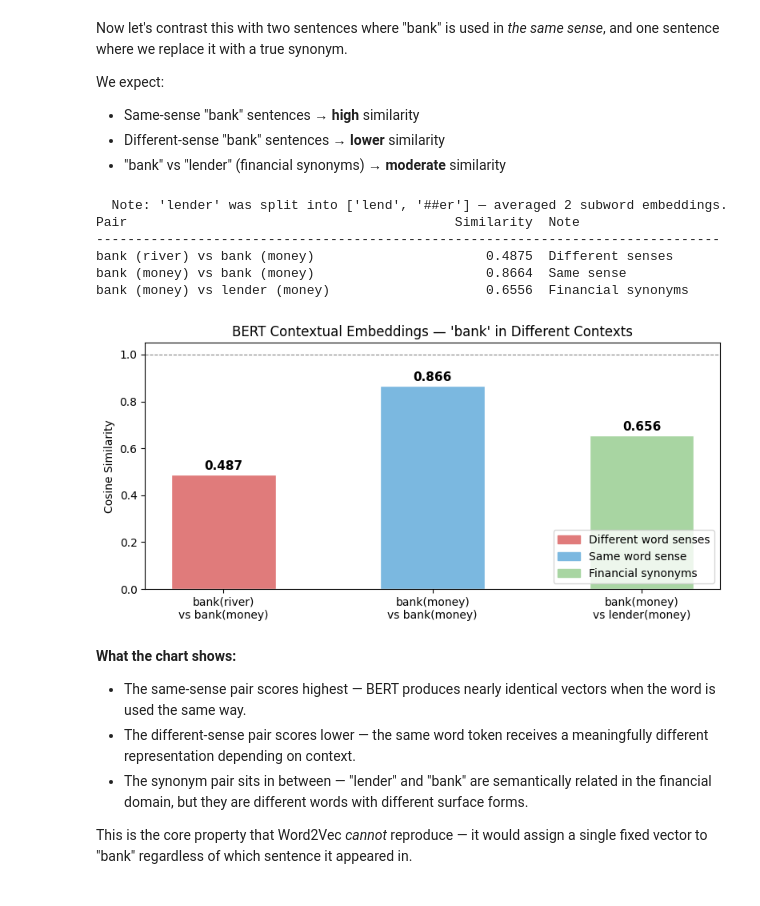
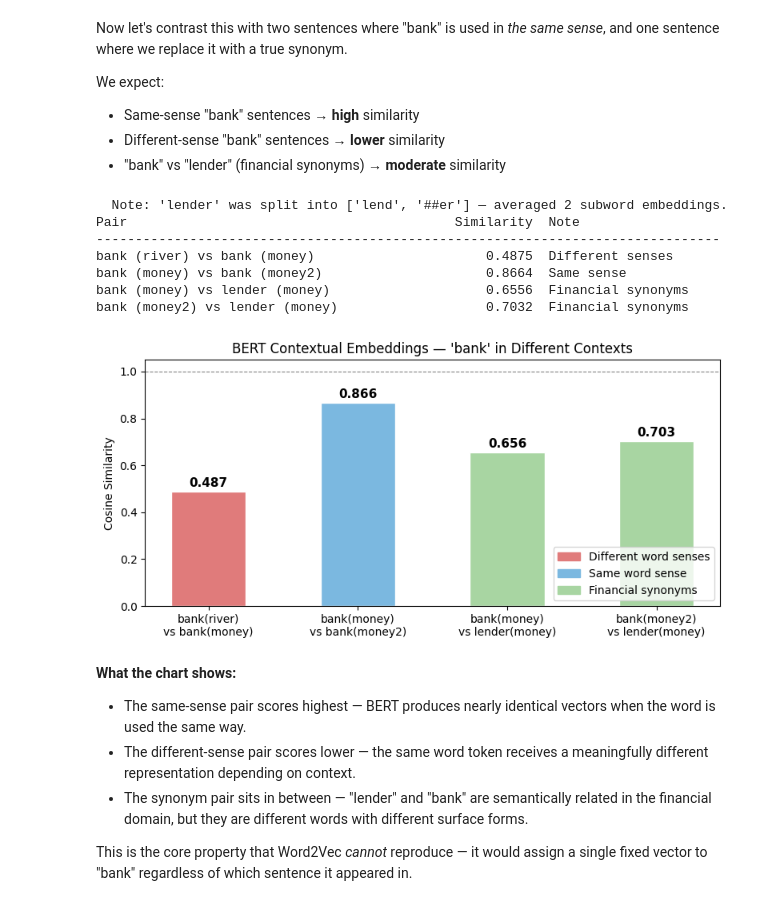
Before and after one commit to data-davey/anlpaut2026, a Jupyter notebook: material/Session 6/bert_inference.ipynb, the cells around one changed output. Drawn from its saved outputs; the diff is of its cells as text; code cells hidden in the pictures.

```diff
--- a/material/Session 6/bert_inference.ipynb
+++ b/material/Session 6/bert_inference.ipynb
@@ -233,8 +234,9 @@ emb_lender, _ = get_token_embedding(sentence_lender, "lender", model, tokenizer)
 
 pairs = [
     ("bank (river) vs bank (money)",   emb_river,  emb_money,  "Different senses"),
-    ("bank (money) vs bank (money)",   emb_money,  emb_money2, "Same sense"),
+    ("bank (money) vs bank (money2)",   emb_money,  emb_money2, "Same sense"),
     ("bank (money) vs lender (money)", emb_money,  emb_lender, "Financial synonyms"),
+    ("bank (money2) vs lender (money)", emb_money2, emb_lender, "Financial synonyms"),
 ]
 
 print(f"{'Pair':<45} {'Similarity':>10}  {'Note'}")
@@ -247,37 +249,42 @@ for label, a, b, note in pairs:
 Pair                                          Similarity  Note
 --------------------------------------------------------------------------------
 bank (river) vs bank (money)                      0.4875  Different senses
-bank (money) vs bank (money)                      0.8664  Same sense
+bank (money) vs bank (money2)                     0.8664  Same sense
 bank (money) vs lender (money)                    0.6556  Financial synonyms
+bank (money2) vs lender (money)                   0.7032  Financial synonyms
 # %%
 # Visualise the similarity scores as a bar chart
-labels = ["bank(river)\nvs bank(money)", "bank(money)\nvs bank(money)", "bank(money)\nvs lender(money)"]
+labels = ["bank(river)\nvs bank(money)",
+          "bank(money)\nvs bank(money2)",
+          "bank(money)\nvs lender(money)",
+          "bank(money2)\nvs lender(money)"]
 sims = [cosine_similarity(emb_river, emb_money),
         cosine_similarity(emb_money, emb_money2),
-        cosine_similarity(emb_money, emb_lender)]
-colors = ["#e07b7b", "#7bb8e0", "#a8d5a2"]
+        cosine_similarity(emb_money, emb_lender),
+        cosine_similarity(emb_money2, emb_lender)]
+colors = ["#e07b7b", "#7bb8e0", "#a8d5a2",  "#a8d5a2",]
 
 fig, ax = plt.subplots(figsize=(8, 4))
 bars = ax.bar(labels, sims, color=colors, edgecolor="white", width=0.5)
 ax.set_ylim(0, 1.05)
 ax.set_ylabel("Cosine Similarity")
 ax.set_title("BERT Contextual Embeddings — 'bank' in Different Contexts")
 ax.axhline(1.0, color="grey", linewidth=0.8, linestyle="--", label="Perfect similarity")
 
 for bar, val in zip(bars, sims):
     ax.text(bar.get_x() + bar.get_width() / 2, val + 0.01, f"{val:.3f}",
             ha="center", va="bottom", fontsize=11, fontweight="bold")
 
 legend_patches = [
     mpatches.Patch(color="#e07b7b", label="Different word senses"),
     mpatches.Patch(color="#7bb8e0", label="Same word sense"),
     mpatches.Patch(color="#a8d5a2", label="Financial synonyms"),
 ]
 ax.legend(handles=legend_patches, loc="lower right")
 plt.tight_layout()
 plt.show()
 # %% [output]
-[figure, old version]
+[figure, new version]
 # %% [markdown]
 **What the chart shows:**
 - The same-sense pair scores highest — BERT produces nearly identical vectors when the word is used the same way.
```
Also changed, not shown: parts of 1 cell of this notebook, 6 other files.
